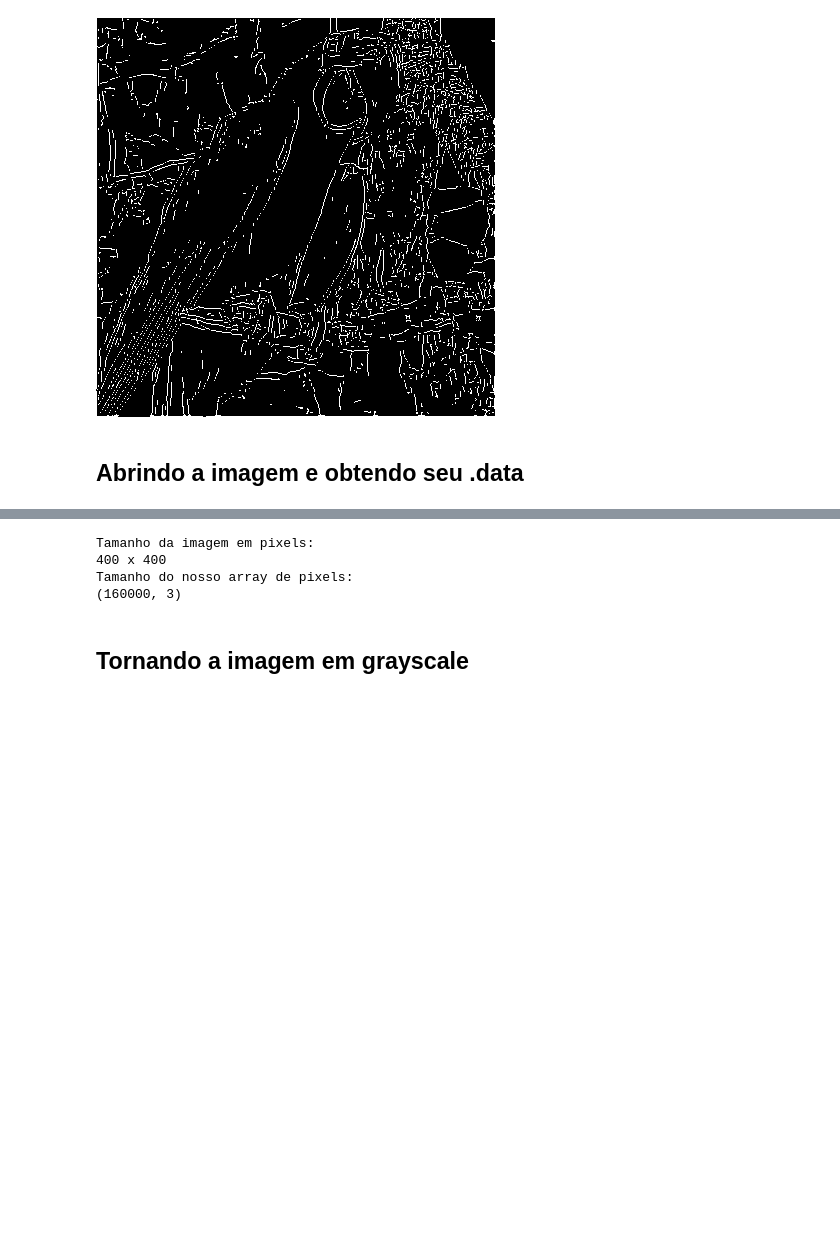
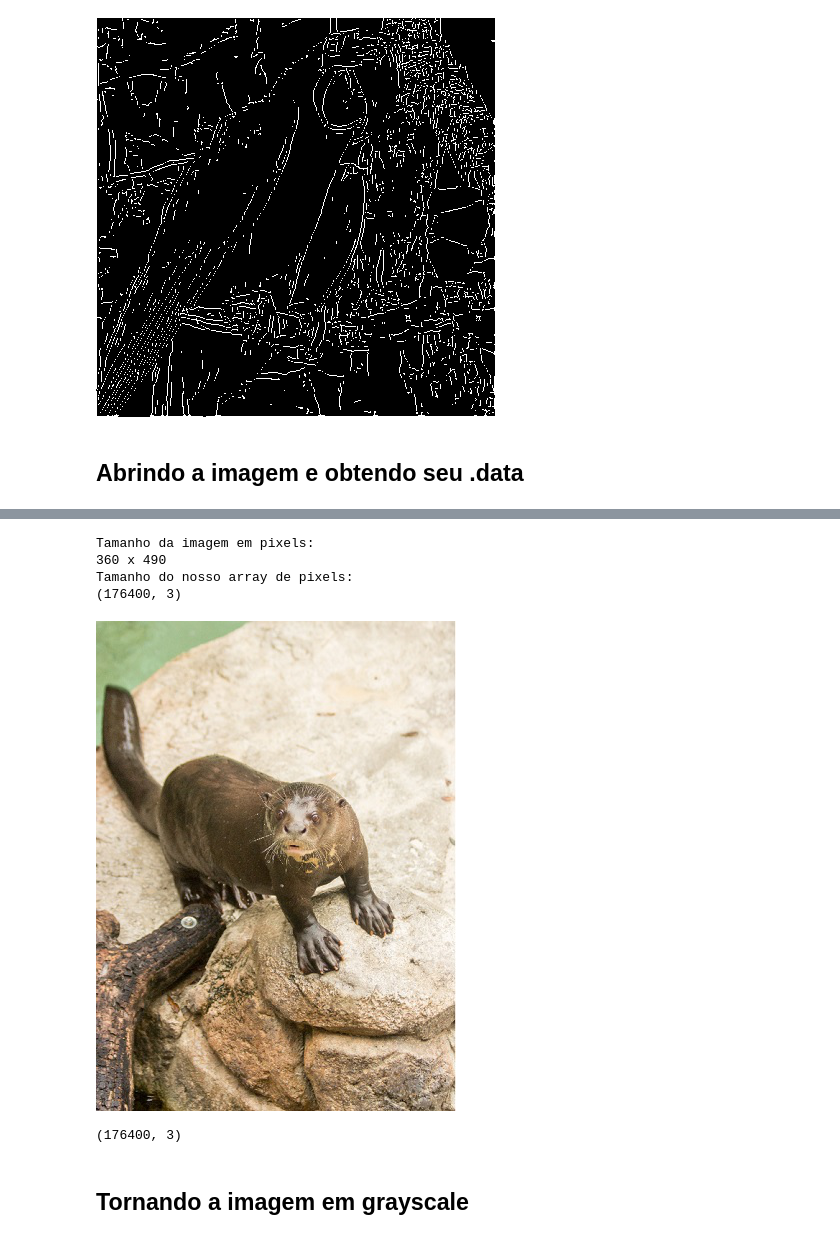
Before and after one commit to GiovaniValdrighi/Edge_Decetion_CG, a Jupyter notebook: Edge_Detection.ipynb, the cells around one changed output, grey strips where cells are left out. Drawn from its saved outputs; the diff is of its cells as text; code cells hidden in the pictures; blank space fills up the shorter version.

```diff
--- a/Edge_Detection.ipynb
+++ b/Edge_Detection.ipynb
@@ -176,17 +176,25 @@ generate:  23.484375
 # %% [output]
 [interactive output not drawn]
 # %%
-im = Image.open('arara-azul.jpg')
+im = Image.open('ariranha.jpg')
 data = np.array(im.getdata())
 print('Tamanho da imagem em pixels:')
 print(im.width, 'x', im.height)
 print('Tamanho do nosso array de pixels:')
 print(data.shape)
+width = im.width
+height = im.height
+display(im)
 # %% [output]
 Tamanho da imagem em pixels:
-400 x 400
+360 x 490
 Tamanho do nosso array de pixels:
-(160000, 3)
+(176400, 3)
+[figure, added]
+# %%
+data.shape
+# %% [output]
+(176400, 3)
 # %% [markdown]
 ## Tornando a imagem em grayscale
 # %%
```
Also changed, not shown: parts of 9 cells of this notebook, 2 other files.
